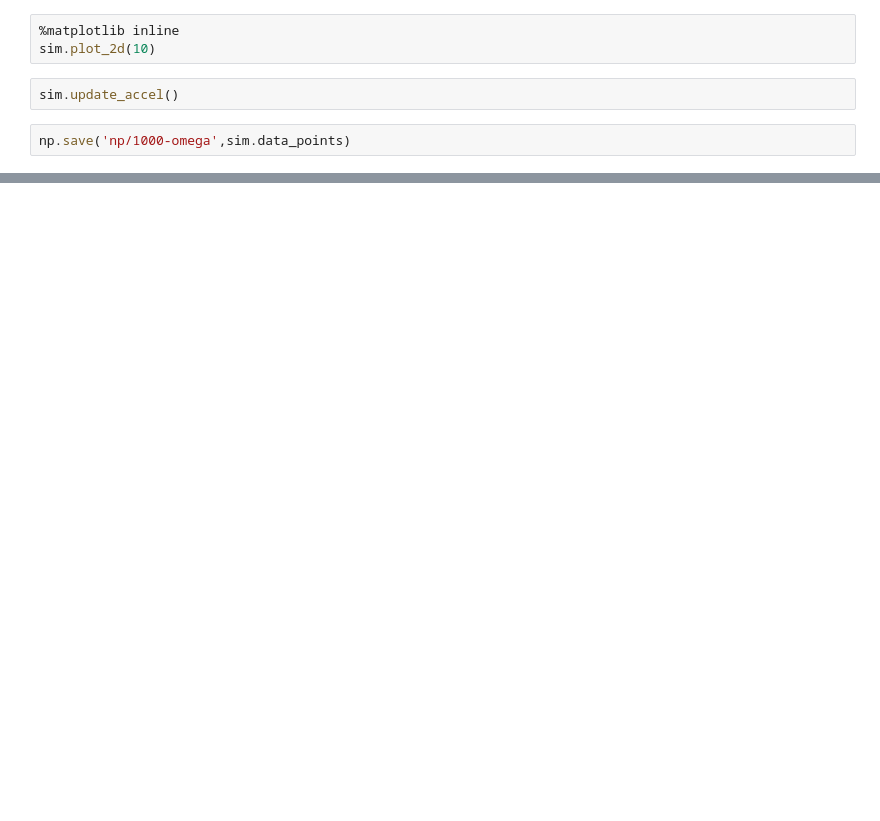
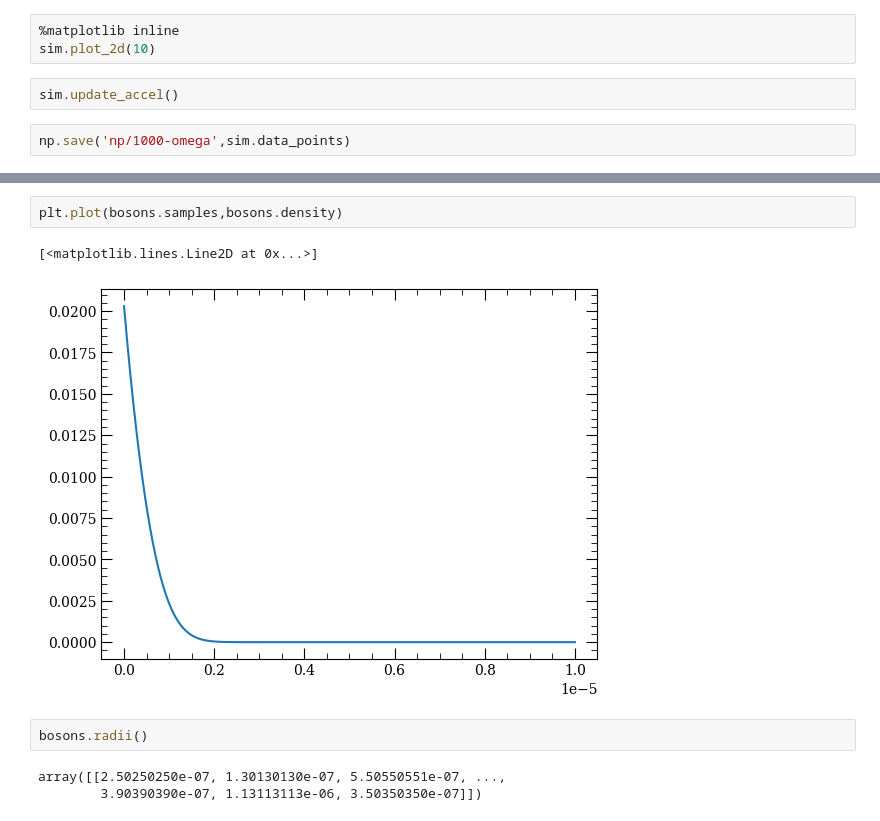
Before and after one commit to asaunders-uob/Rydberg, a Jupyter notebook: atom_sim/Test.ipynb, the cells around one changed output, grey strips where cells are left out. Saved outputs shown, nothing was run; the diff lists cells and outputs as text; blank space fills up the shorter version.

```diff
--- a/atom_sim/Test.ipynb
+++ b/atom_sim/Test.ipynb
@@ -44,0 +56,10 @@ np.save('np/1000-omega',sim.data_points)
+# %%
+plt.plot(bosons.samples,bosons.density)
+# %% [output]
+[<matplotlib.lines.Line2D at 0x...>]
+[figure, added]
+# %%
+bosons.radii()
+# %% [output]
+array([[2.50250250e-07, 1.30130130e-07, 5.50550551e-07, ...,
+        3.90390390e-07, 1.13113113e-06, 3.50350350e-07]])
```
Also changed, not shown: parts of 4 cells of this notebook, 2 other files.
